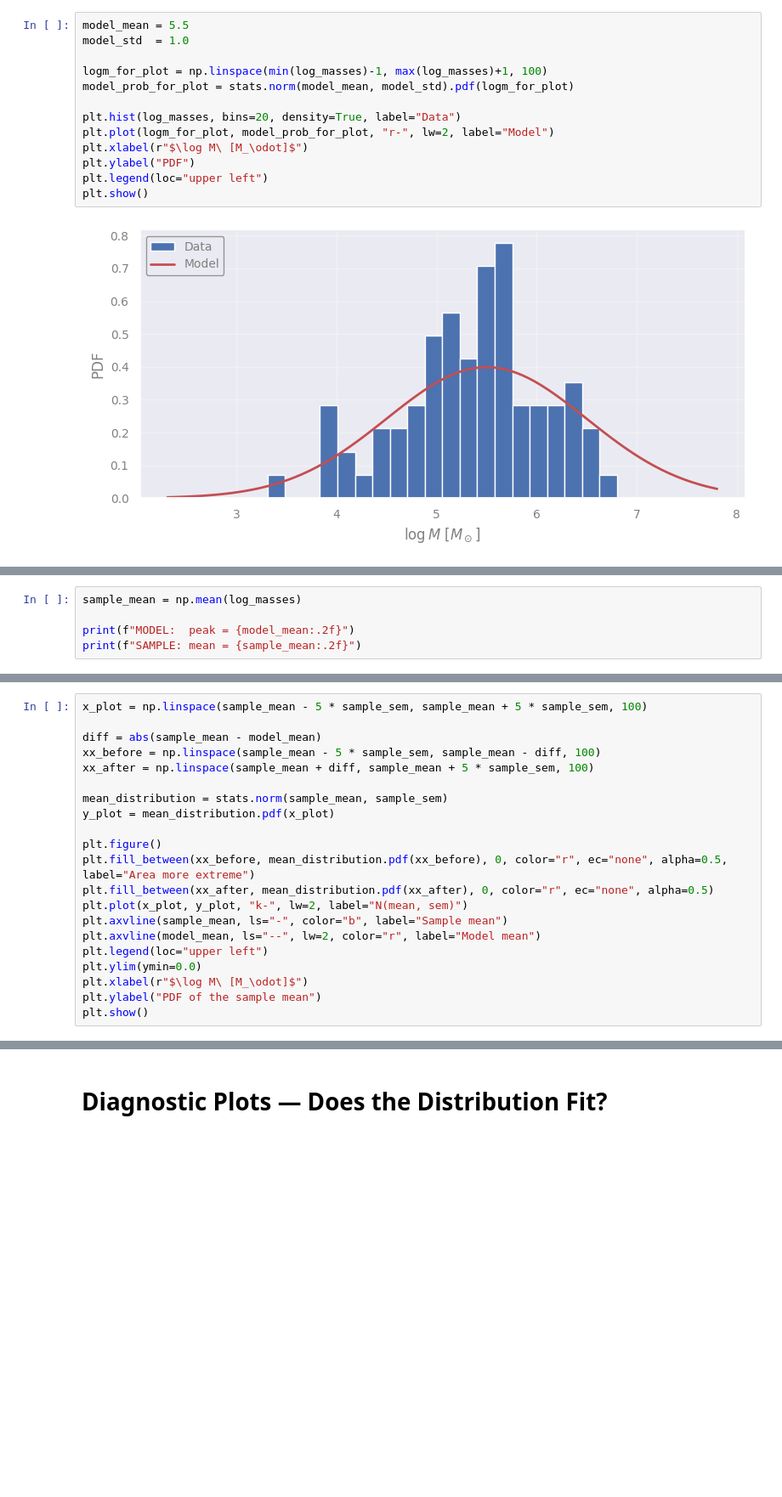
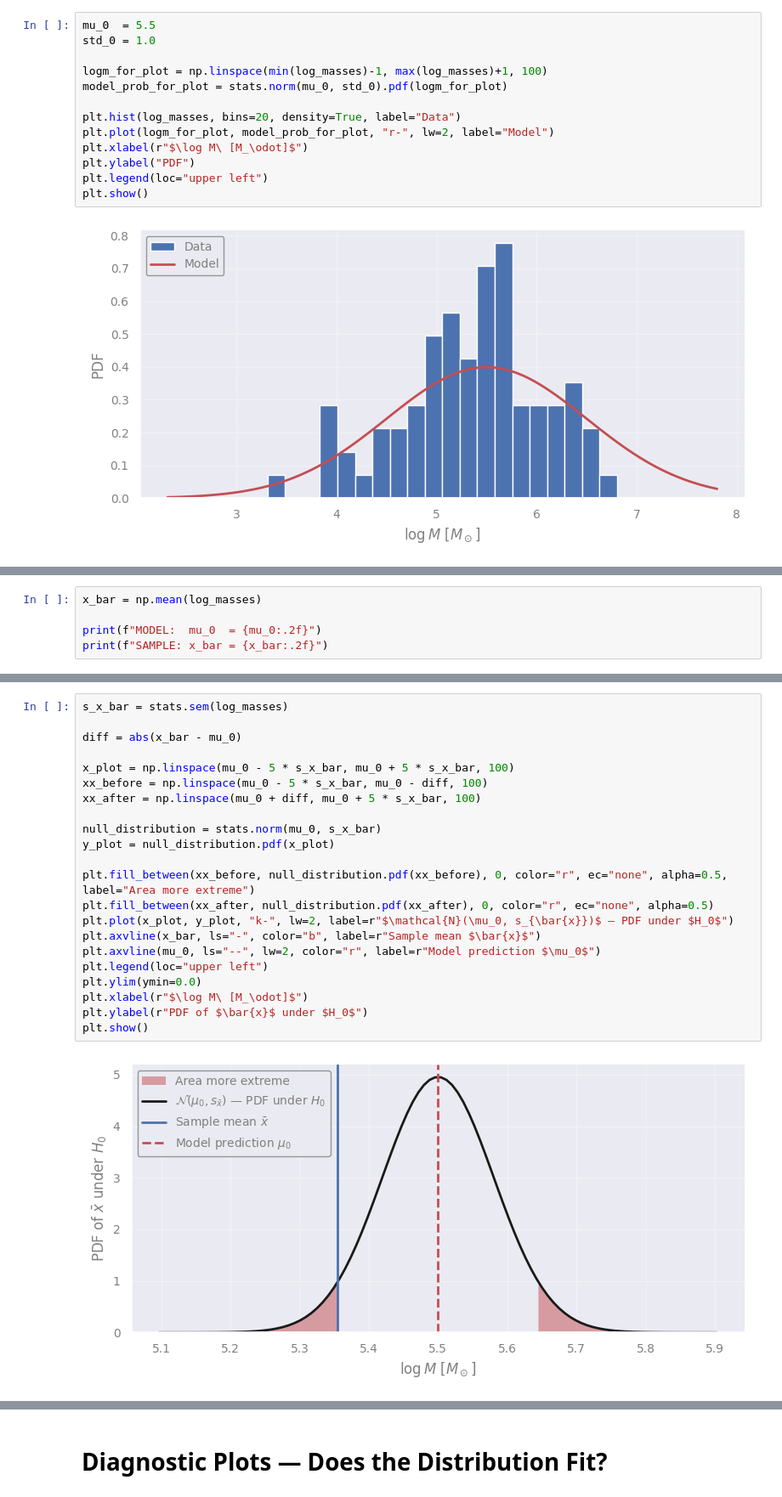
Before and after one commit to AstroStat-Academy/astrostat-school-7, a Jupyter notebook: Hypothesis_Testing/Hypothesis_Testing.ipynb, the cells around one changed output, grey strips where cells are left out. Shown at 85% size. Drawn from its saved outputs; the diff is of its cells as text; blank space fills up the shorter version.

```diff
--- a/Hypothesis_Testing/Hypothesis_Testing.ipynb
+++ b/Hypothesis_Testing/Hypothesis_Testing.ipynb
@@ -111,11 +120,11 @@ They found that the masses of the synthetic GCs are described by a **model distr
 
 Let's **overplot** the model on the data for a quick comparison.
 # %%
-model_mean = 5.5
-model_std  = 1.0
+mu_0  = 5.5
+std_0 = 1.0
 
 logm_for_plot = np.linspace(min(log_masses)-1, max(log_masses)+1, 100)
-model_prob_for_plot = stats.norm(model_mean, model_std).pdf(logm_for_plot)
+model_prob_for_plot = stats.norm(mu_0, std_0).pdf(logm_for_plot)
 
 plt.hist(log_masses, bins=20, density=True, label="Data")
 plt.plot(logm_for_plot, model_prob_for_plot, "r-", lw=2, label="Model")
@@ -179,6 +204,6 @@ So, to summarize:
 # %%
-sample_mean = np.mean(log_masses)
+x_bar = np.mean(log_masses)
 
-print(f"MODEL:  peak = {model_mean:.2f}")
-print(f"SAMPLE: mean = {sample_mean:.2f}")
+print(f"MODEL:  mu_0  = {mu_0:.2f}")
+print(f"SAMPLE: x_bar = {x_bar:.2f}")
 # %% [output]
@@ -275,21 +253,24 @@ We can actually calculate from the sample mean distribution what is the probabil
 # %%
-x_plot = np.linspace(sample_mean - 5 * sample_sem, sample_mean + 5 * sample_sem, 100)
+s_x_bar = stats.sem(log_masses)
 
-diff = abs(sample_mean - model_mean)
-xx_before = np.linspace(sample_mean - 5 * sample_sem, sample_mean - diff, 100)
-xx_after = np.linspace(sample_mean + diff, sample_mean + 5 * sample_sem, 100)
+diff = abs(x_bar - mu_0)
 
-mean_distribution = stats.norm(sample_mean, sample_sem)
-y_plot = mean_distribution.pdf(x_plot)
+x_plot = np.linspace(mu_0 - 5 * s_x_bar, mu_0 + 5 * s_x_bar, 100)
+xx_before = np.linspace(mu_0 - 5 * s_x_bar, mu_0 - diff, 100)
+xx_after = np.linspace(mu_0 + diff, mu_0 + 5 * s_x_bar, 100)
 
-plt.figure()
-plt.fill_between(xx_before, mean_distribution.pdf(xx_before), 0, color="r", ec="none", alpha=0.5, label="Area more extreme")
-plt.fill_between(xx_after, mean_distribution.pdf(xx_after), 0, color="r", ec="none", alpha=0.5)
-plt.plot(x_plot, y_plot, "k-", lw=2, label="N(mean, sem)")
-plt.axvline(sample_mean, ls="-", color="b", label="Sample mean")
-plt.axvline(model_mean, ls="--", lw=2, color="r", label="Model mean")
+null_distribution = stats.norm(mu_0, s_x_bar)
+y_plot = null_distribution.pdf(x_plot)
+
+plt.fill_between(xx_before, null_distribution.pdf(xx_before), 0, color="r", ec="none", alpha=0.5, label="Area more extreme")
+plt.fill_between(xx_after, null_distribution.pdf(xx_after), 0, color="r", ec="none", alpha=0.5)
+plt.plot(x_plot, y_plot, "k-", lw=2, label=r"$\mathcal{N}(\mu_0, s_{\bar{x}})$ — PDF under $H_0$")
+plt.axvline(x_bar, ls="-", color="b", label=r"Sample mean $\bar{x}$")
+plt.axvline(mu_0, ls="--", lw=2, color="r", label=r"Model prediction $\mu_0$")
 plt.legend(loc="upper left")
 plt.ylim(ymin=0.0)
 plt.xlabel(r"$\log M\ [M_\odot]$")
-plt.ylabel("PDF of the sample mean")
+plt.ylabel(r"PDF of $\bar{x}$ under $H_0$")
 plt.show()
+# %% [output]
+[figure, added]
```
Also changed, not shown: parts of 20 cells of this notebook.
